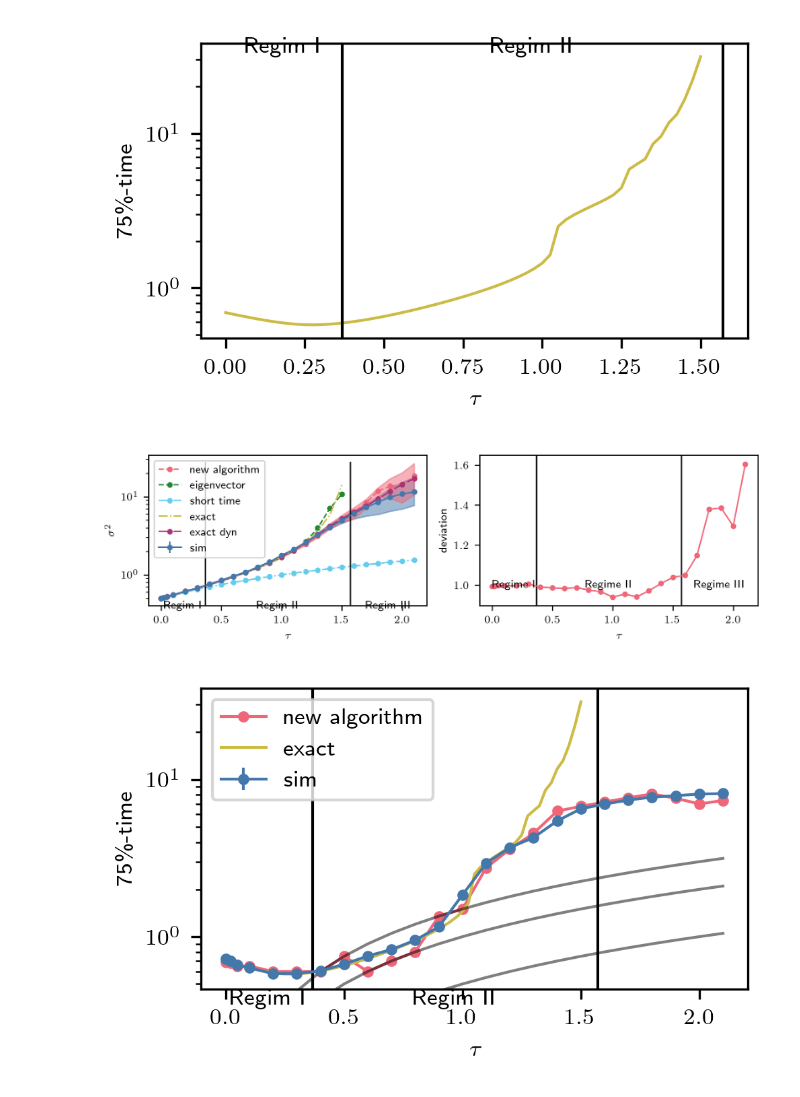
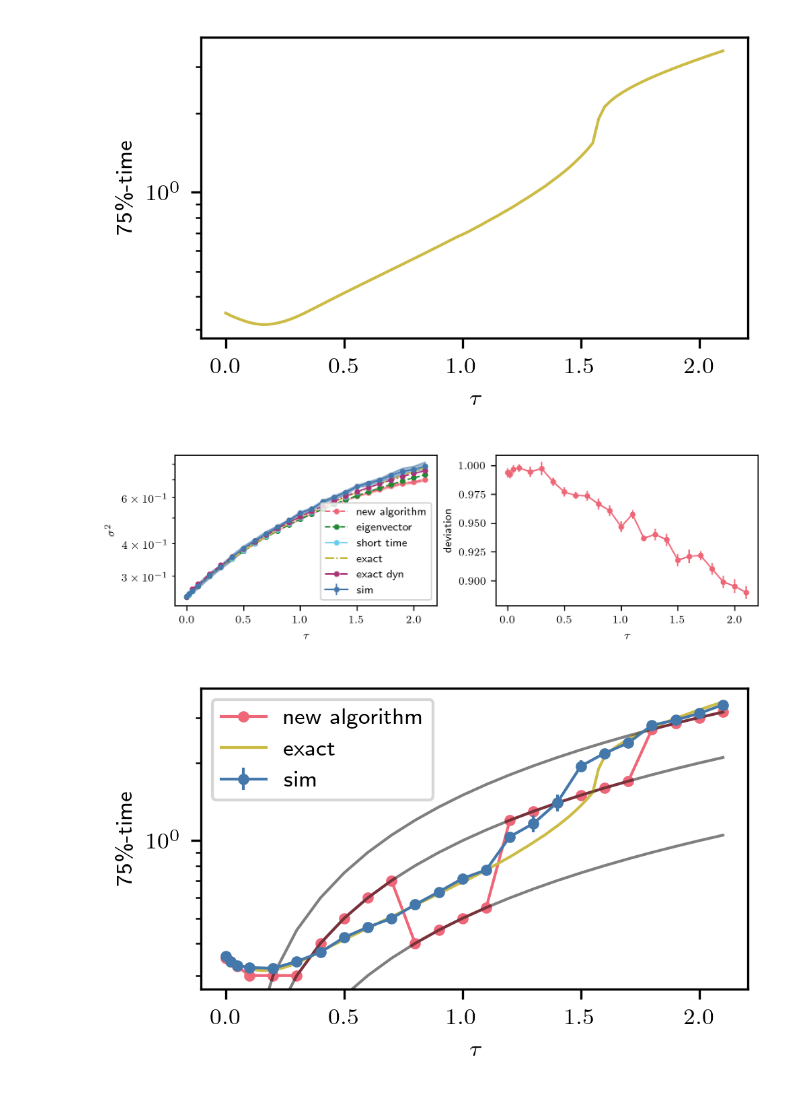
Before and after one commit to NilsToAn/overdampedDelayHarmonicOscillator, a Jupyter notebook: paper/variance_x2.ipynb, the cells around one changed output. Cells and saved outputs as stored; diff of their text form; code cells hidden in the pictures.

```diff
--- a/paper/variance_x2.ipynb
+++ b/paper/variance_x2.ipynb
@@ -50,7 +35,7 @@ N_x = 81  # 25
 eq_perc = 0.75
 hist_sigma = 4
 avg_part = 4
-force = "linear"
+force = "general"
 
 if force == "linear":
     a = 0.0
@@ -70,8 +55,8 @@ sbs = np.empty(len(ltaus))
 sim_vars = np.empty((len(ltaus), 4))
 sim_eq_time = np.empty((len(ltaus), 2))
 
-sim_hist_vars = np.empty((len(ltaus), 4))
-sim_hist_eq_time = np.empty((len(ltaus), 2))
+# sim_hist_vars = np.empty((len(ltaus), 4))
+# sim_hist_eq_time = np.empty((len(ltaus), 2))
 
 num_vars = np.empty((len(ltaus), 4))
 num_eq_time = np.empty((len(ltaus), 2))
@@ -102,7 +87,7 @@ plt.xlabel(r"$\tau$")
 plt.ylabel(r"75\%-time")
 plt.tight_layout()
 # %% [output]
-[figure, old version]
+[figure, new version]
 # %%
 my_sim_manager = SimulationManager()
 
@@ -128,7 +113,7 @@ for i, ltau in enumerate(tqdm(ltaus)):
     sim_ts = np.arange(0, (N_t + ntau_sim)) * ldt - ltau
 
     sim_var = res["sim_var"]
-    sim_hist_var = res["sim_hist_var"]
+    # sim_hist_var = res["sim_hist_var"]
     x_s = res["x_s"]
     sbs[i] = -x_s[0]
 
@@ -145,18 +130,18 @@ for i, ltau in enumerate(tqdm(ltaus)):
     ]
     sim_eq_time[i] = (np.mean(mean_s_eq), np.std(mean_s_eq) / np.sqrt(N_loop))
 
-    mean_sim_hist_var = np.mean(sim_hist_var[:, -N_t // avg_part :], axis=1)
-    sim_hist_vars[i] = (
-        np.mean(mean_sim_hist_var),
-        np.std(mean_sim_hist_var) / np.sqrt(N_loop),
-        np.min(np.mean(sim_hist_var[:, -N_t // avg_part :], axis=0)),
-        np.max(np.mean(sim_hist_var[:, -N_t // avg_part :], axis=0)),
-    )
+    # mean_sim_hist_var = np.mean(sim_hist_var[:, -N_t // avg_part :], axis=1)
+    # sim_hist_vars[i] = (
+    #     np.mean(mean_sim_hist_var),
+    #     np.std(mean_sim_hist_var) / np.sqrt(N_loop),
+    #     np.min(np.mean(sim_hist_var[:, -N_t // avg_part :], axis=0)),
+    #     np.max(np.mean(sim_hist_var[:, -N_t // avg_part :], axis=0)),
+    # )
 
-    mean_sh_eq = sim_ts[
-        np.argmin((eq_perc * mean_sim_hist_var[:, None] - sim_hist_var) ** 2, axis=1)
-    ]
-    sim_hist_eq_time[i] = (np.mean(mean_sh_eq), np.std(mean_sh_eq) / np.sqrt(N_loop))
+    # mean_sh_eq = sim_ts[
+    #     np.argmin((eq_perc * mean_sim_hist_var[:, None] - sim_hist_var) ** 2, axis=1)
+    # ]
+    # sim_hist_eq_time[i] = (np.mean(mean_sh_eq), np.std(mean_sh_eq) / np.sqrt(N_loop))
 # %%
 my_num_manager = SolverManager()
 
@@ -253,37 +238,37 @@ plt.xlabel(r"$\tau$")
 plt.ylabel(r"$\sigma^2$")
 
 # auflösungslimit
 # plt.hlines((x_s[-1]/3)**2, *plt.xlim())
 
 ax = plt.subplot(122)
 plt.errorbar(
     ltaus,
-    num_vars[:, 0] / sim_hist_vars[:, 0],
+    num_vars[:, 0] / sim_vars[:, 0],
     yerr=np.sqrt(
-        (num_vars[:, 1] / sim_hist_vars[:, 0]) ** 2
-        + (num_vars[:, 0] / sim_hist_vars[:, 0] ** 2 * sim_hist_vars[:, 1]) ** 2
+        (num_vars[:, 1] / sim_vars[:, 0]) ** 2
+        + (num_vars[:, 0] / sim_vars[:, 0] ** 2 * sim_vars[:, 1]) ** 2
     ),
     marker=".",
     color="C1",
 )
 if force == "linear":
     plt.ylim(*plt.ylim())
     plt.vlines([1 / np.e, np.pi / 2], *plt.ylim(), color="black")
     y = 1
     plt.text(0.5 * 1 / np.e, y, "Regime I", ha="center", va="center")
     plt.text(0.5 * (1 / np.e + np.pi / 2), y, "Regime II", ha="center", va="center")
     plt.text(
         0.5 * (np.pi / 2 + plt.xlim()[1]), y, "Regime III", ha="center", va="center"
     )
 
 plt.xlabel(r"$\tau$")
 plt.ylabel(r"deviation")
 
 
 plt.tight_layout()
 # plt.savefig(f'graphics/x2variance_v2_Nx{N_x}_ntau{ntau}.pdf')
 # %% [output]
-[figure, old version]
+[figure, new version]
 # %%
 plt.plot(ltaus, num_eq_time[:, 0], marker=".", color="C1", label="new algorithm")
 # plt.errorbar(ltaus, *sim_hist_eq_time.T, marker ='.', label = 'hist-sim')
@@ -311,4 +296,4 @@ plt.ylabel(r"75\%-time")
 plt.tight_layout()
 # plt.savefig(f'graphics/x2eqtime_v2_Nx{N_x}_ntau{ntau}.pdf')
 # %% [output]
-[figure, old version]
+[figure, new version]
```
Also changed, not shown: parts of 2 cells of this notebook, 6 other files.
